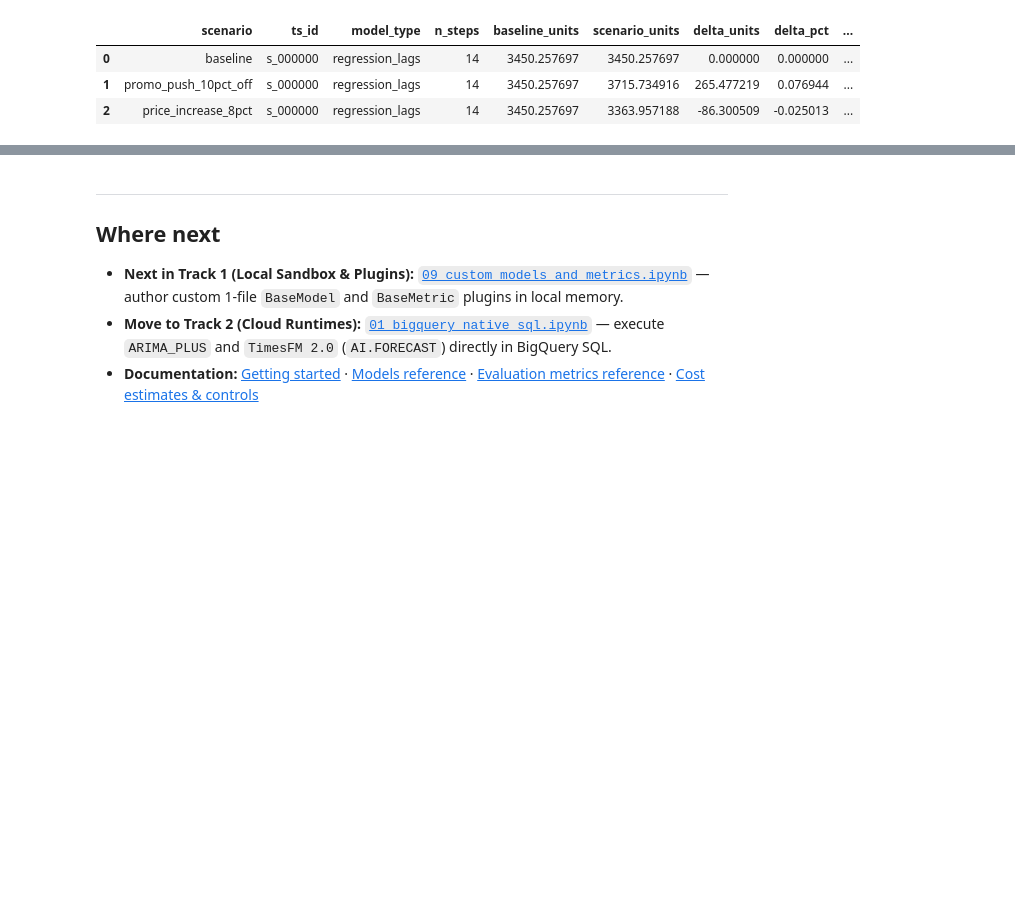
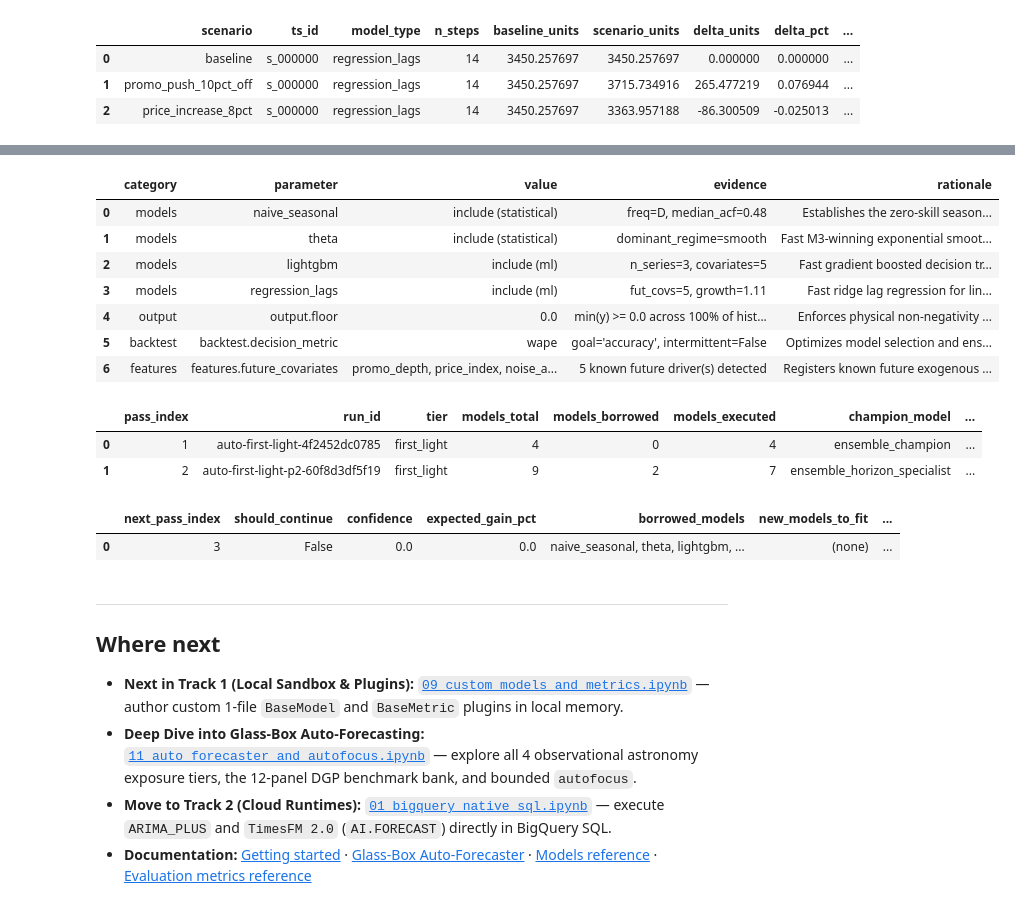
Before and after one commit to statmike/scale-forecasting, a Jupyter notebook: notebooks/00_model_playground.ipynb, the cells around one changed output, grey strips where cells are left out. Cells and saved outputs as stored; diff of their text form; code cells hidden in the pictures; blank space fills up the shorter version.

```diff
--- a/notebooks/00_model_playground.ipynb
+++ b/notebooks/00_model_playground.ipynb
@@ -624,3 +628,35 @@ display(summarize_scenarios(scen_df))
+# %%
+from scale_forecasting import load_benchmark
+
+# 1. Inspect a synthetic DGP benchmark panel & compile a Glass-Box ConfigBlueprint
+dgp_cov = load_benchmark("dgp_04_true_vs_decoy_covs", n_series=3)
+bp = Forecaster.build_config(dgp_cov.panel_df, tier="first_light", where="local")
+display(bp.rationale_df)
+
+# 2. Run 2-pass bounded autofocus (Pass 2 prunes decoy noise covariates & borrows Pass 1 baselines)
+f_auto = Forecaster.auto(
+    dgp_cov.panel_df,
+    tier="first_light",
+    where="local",
+    autofocus=True,
+    max_passes=2,
+)
+display(f_auto.autofocus_ledger_df())
+display(f_auto.preview_next_loop().to_dataframe())
+# %% [output]
+|  | category | parameter | value | evidence | rationale |
+| 0 | models | naive_seasonal | include (statistical) | freq=D, median_acf=0.48 | Establishes the zero-skill season... |
+| 1 | models | theta | include (statistical) | dominant_regime=smooth | Fast M3-winning exponential smoot... |
+| 2 | models | lightgbm | include (ml) | n_series=3, covariates=5 | Fast gradient boosted decision tr... |
+| 3 | models | regression_lags | include (ml) | fut_covs=5, growth=1.11 | Fast ridge lag regression for lin... |
+| 4 | output | output.floor | 0.0 | min(y) >= 0.0 across 100% of hist... | Enforces physical non-negativity ... |
+| 5 | backtest | backtest.decision_metric | wape | goal='accuracy', intermittent=False | Optimizes model selection and ens... |
+| 6 | features | features.future_covariates | promo_depth, price_index, noise_a... | 5 known future driver(s) detected | Registers known future exogenous ... |
+|  | pass_index | run_id | tier | models_total | models_borrowed | models_executed | champion_model | ... |
+| 0 | 1 | auto-first-light-4f2452dc0785 | first_light | 4 | 0 | 4 | ensemble_champion | ... |
+| 1 | 2 | auto-first-light-p2-60f8d3df5f19 | first_light | 9 | 2 | 7 | ensemble_horizon_specialist | ... |
+|  | next_pass_index | should_continue | confidence | expected_gain_pct | borrowed_models | new_models_to_fit | ... |
+| 0 | 3 | False | 0.0 | 0.0 | naive_seasonal, theta, lightgbm, ... | (none) | ... |
 # %% [markdown]
 <!-- sf-closing -->
 ---
@@ -628,5 +664,6 @@ display(summarize_scenarios(scen_df))
 ## Where next
 
 - **Next in Track 1 (Local Sandbox & Plugins):** [`09_custom_models_and_metrics.ipynb`](./09_custom_models_and_metrics.ipynb) — author custom 1-file `BaseModel` and `BaseMetric` plugins in local memory.
+- **Deep Dive into Glass-Box Auto-Forecasting:** [`11_auto_forecaster_and_autofocus.ipynb`](./11_auto_forecaster_and_autofocus.ipynb) — explore all 4 observational astronomy exposure tiers, the 12-panel DGP benchmark bank, and bounded `autofocus`.
 - **Move to Track 2 (Cloud Runtimes):** [`01_bigquery_native_sql.ipynb`](./01_bigquery_native_sql.ipynb) — execute `ARIMA_PLUS` and `TimesFM 2.0` (`AI.FORECAST`) directly in BigQuery SQL.
-- **Documentation:** [Getting started](https://statmike.github.io/scale-forecasting/getting_started/) · [Models reference](https://statmike.github.io/scale-forecasting/models_reference/) · [Evaluation metrics reference](https://statmike.github.io/scale-forecasting/metrics_reference/) · [Cost estimates & controls](https://statmike.github.io/scale-forecasting/cost_estimates/)
+- **Documentation:** [Getting started](https://statmike.github.io/scale-forecasting/getting_started/) · [Glass-Box Auto-Forecaster](https://statmike.github.io/scale-forecasting/auto_forecaster/) · [Models reference](https://statmike.github.io/scale-forecasting/models_reference/) · [Evaluation metrics reference](https://statmike.github.io/scale-forecasting/metrics_reference/)
```
Also changed, not shown: parts of 1 cell of this notebook, 45 other files.
